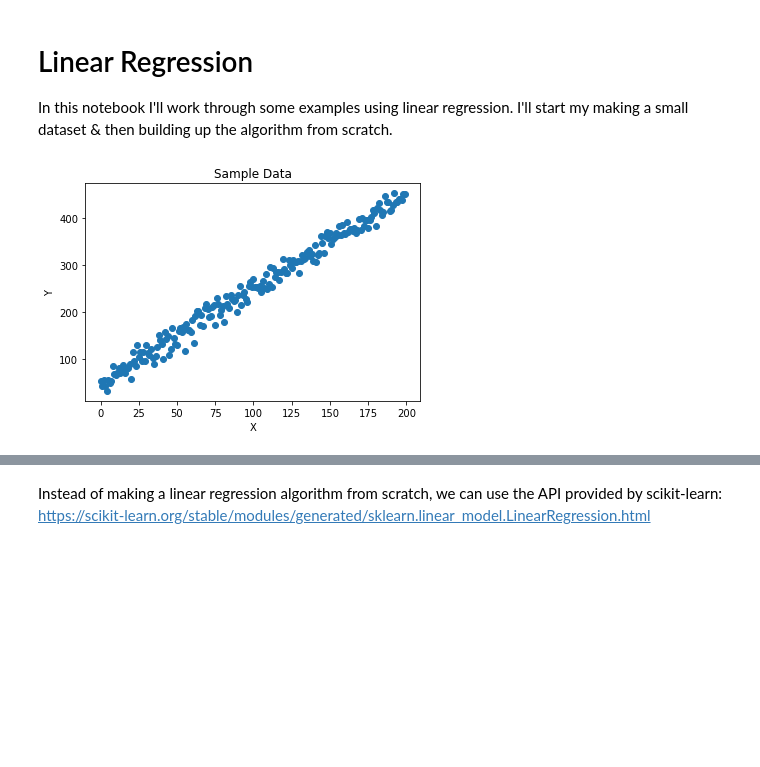
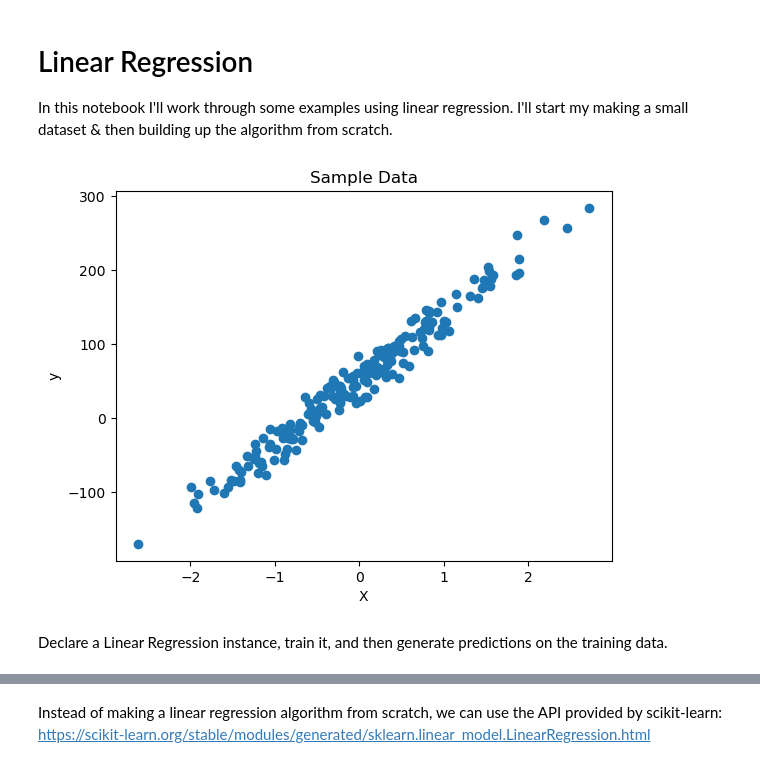
Before and after one commit to insidelearningmachines/Blog, a Jupyter notebook: Notebook I Linear Regression.ipynb, the cells around one changed output, grey strips where cells are left out. Saved outputs shown, nothing was run; the diff lists cells and outputs as text; code cells hidden in the pictures; blank space fills up the shorter version.

Commit message:
Update Linear Regression notebook

```diff
--- a/Notebook I Linear Regression.ipynb
+++ b/Notebook I Linear Regression.ipynb
@@ -19,10 +11,20 @@ y  = y.reshape(-1,1)
+# %%
+# generate data
+X,y,coef = make_regression(n_samples=200,
+                           n_features=1,
+                           n_informative=1,
+                           n_targets=1,
+                           bias=50,
+                           noise=15,
+                           coef=True,
+                           random_state=42)
 # %%
-## plot our data ##
-plt.scatter(x,y)
+# plot our data
+plt.scatter(X,y)
 plt.title('Sample Data')
 plt.xlabel('X')
-plt.ylabel('Y')
+plt.ylabel('y')
 plt.show()
 # %% [output]
-[figure, old version]
+[figure, new version]
 # %%
@@ -60,2 +83,4 @@ class LR:
         return(self.__B)
+# %% [markdown]
+Declare a Linear Regression instance, train it, and then generate predictions on the training data.
 # %%
```
Also changed, not shown: parts of 13 cells of this notebook.
